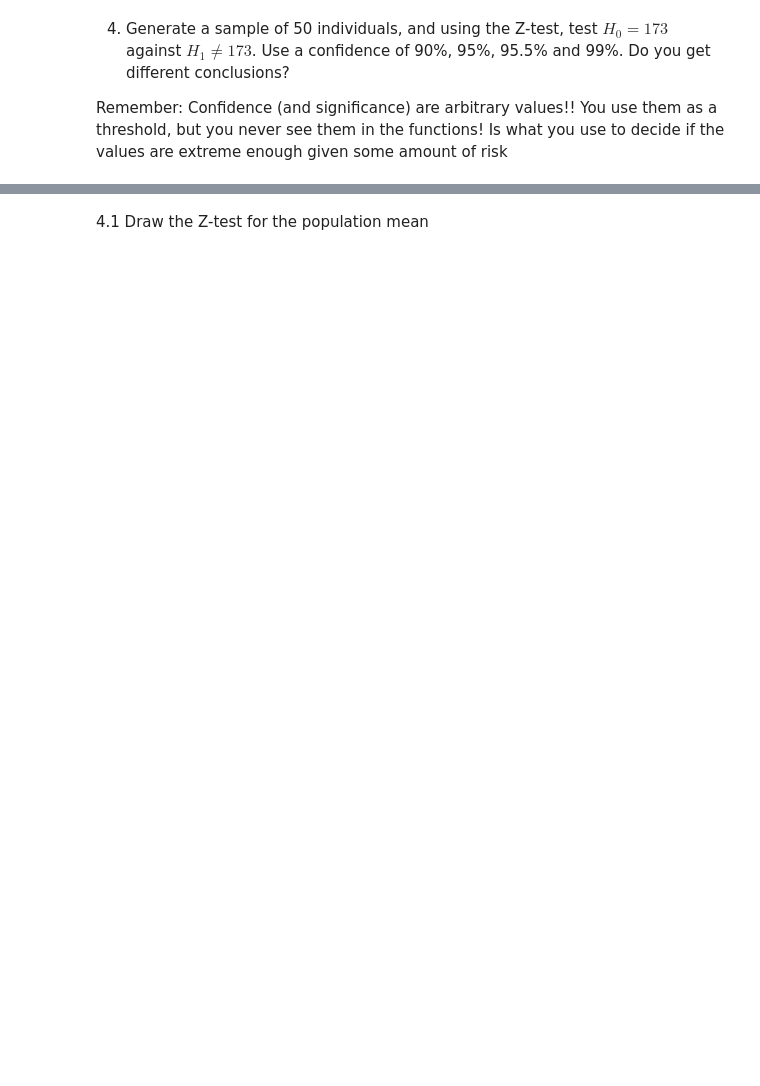
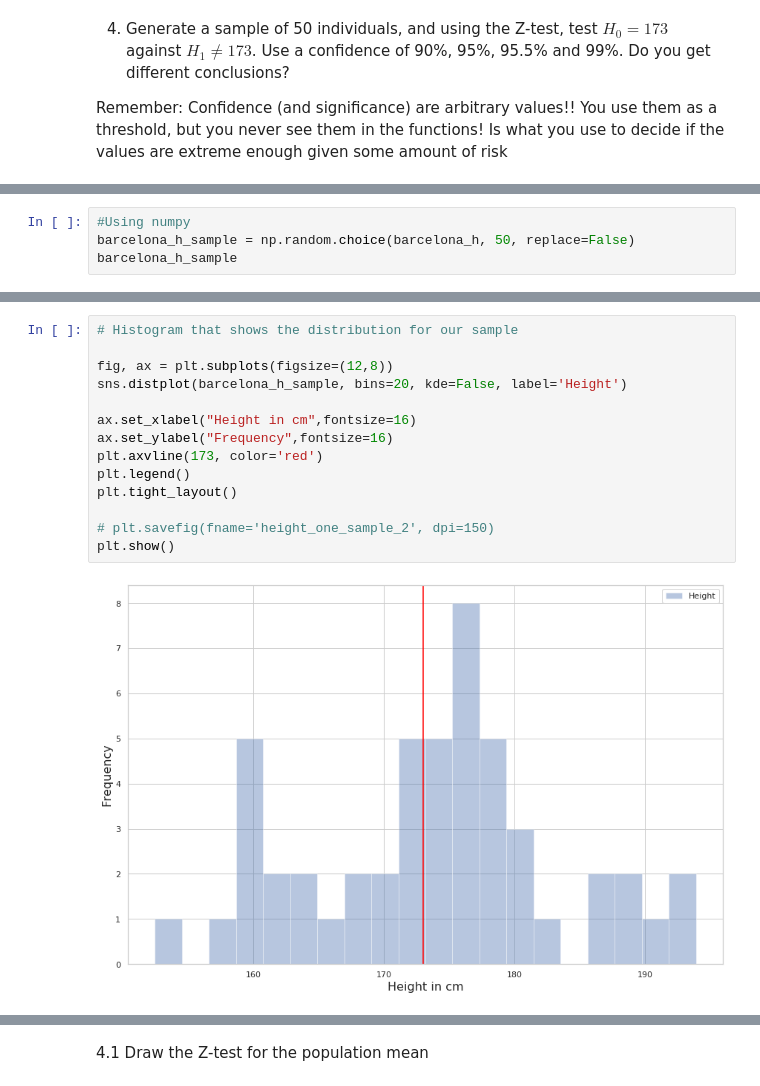
Before and after one commit to lveagithub/barcelonads, a Jupyter notebook: SecondAssigment/SecondAssignmentHandsOn.ipynb, the cells around one changed output, grey strips where cells are left out. Saved outputs shown, nothing was run; the diff lists cells and outputs as text; blank space fills up the shorter version.

```diff
--- a/SecondAssigment/SecondAssignmentHandsOn.ipynb
+++ b/SecondAssigment/SecondAssignmentHandsOn.ipynb
@@ -204,0 +207,4 @@ Remember: Confidence (and significance) are arbitrary values!! You use them as a
+# %%
+#Using numpy
+barcelona_h_sample = np.random.choice(barcelona_h, 50, replace=False)
+barcelona_h_sample
@@ -204,0 +236,16 @@ Remember: Confidence (and significance) are arbitrary values!! You use them as a
+# %%
+# Histogram that shows the distribution for our sample
+
+fig, ax = plt.subplots(figsize=(12,8))
+sns.distplot(barcelona_h_sample, bins=20, kde=False, label='Height')
+
+ax.set_xlabel("Height in cm",fontsize=16)
+ax.set_ylabel("Frequency",fontsize=16)
+plt.axvline(173, color='red')
+plt.legend()
+plt.tight_layout()
+
+# plt.savefig(fname='height_one_sample_2', dpi=150)
+plt.show()
+# %% [output]
+[figure, added]
```
Also changed, not shown: parts of 61 cells of this notebook, 5 other files.
